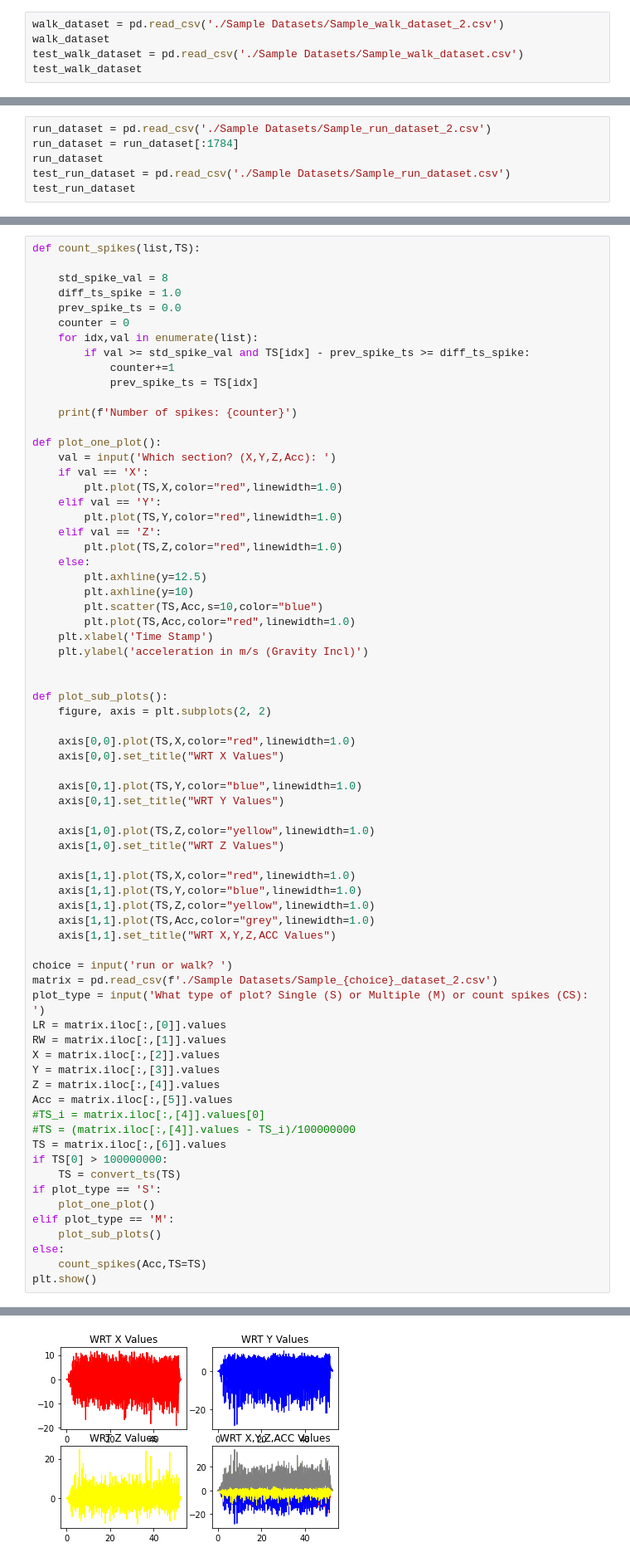
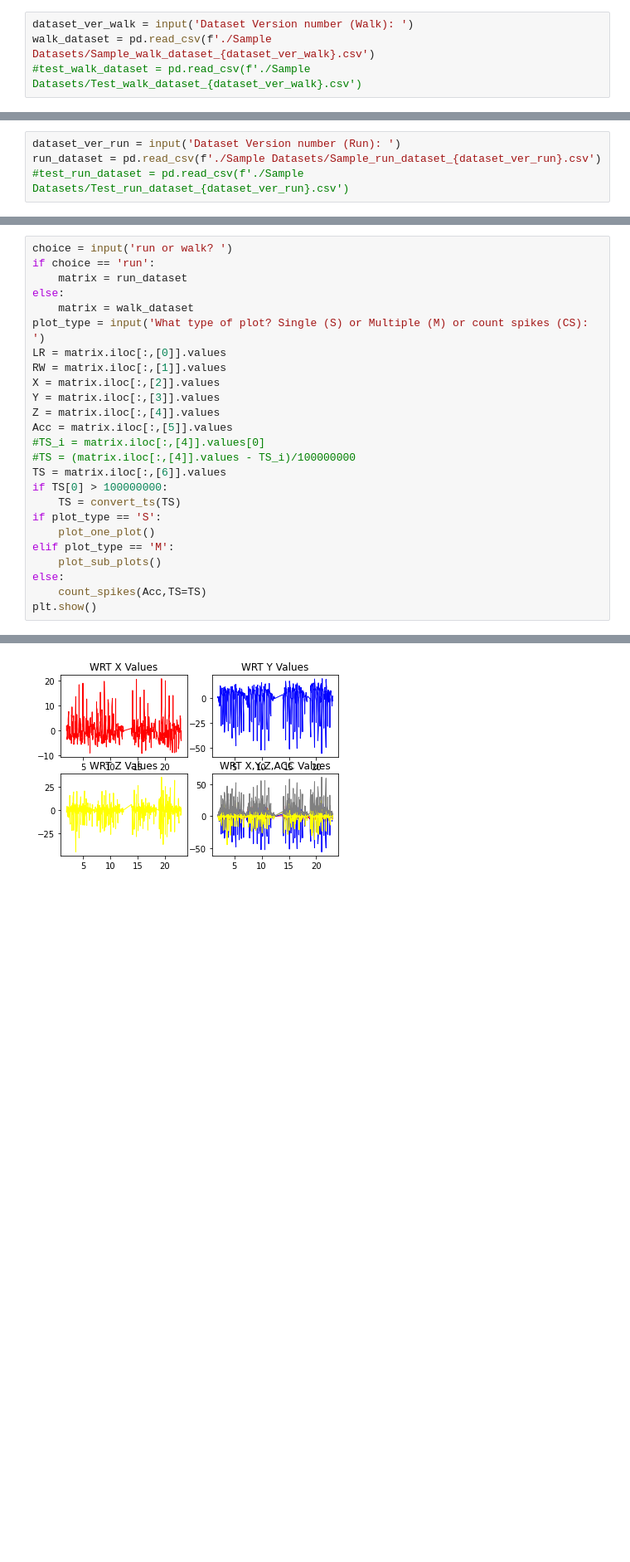
Before and after one commit to MihirS57/covid-contact-tracker, a Jupyter notebook: Python/Acc Data Observation/prediction.ipynb, the cells around one changed output, grey strips where cells are left out. Shown at 83% size. Drawn from its saved outputs; the diff is of its cells as text; blank space fills up the shorter version.

```diff
--- a/Python/Acc Data Observation/prediction.ipynb
+++ b/Python/Acc Data Observation/prediction.ipynb
@@ -5,6 +8,5 @@ import matplotlib.pyplot as plt
 # %%
-walk_dataset = pd.read_csv('./Sample Datasets/Sample_walk_dataset_2.csv')
-walk_dataset
-test_walk_dataset = pd.read_csv('./Sample Datasets/Sample_walk_dataset.csv')
-test_walk_dataset
+dataset_ver_walk = input('Dataset Version number (Walk): ')
+walk_dataset = pd.read_csv(f'./Sample Datasets/Sample_walk_dataset_{dataset_ver_walk}.csv')
+#test_walk_dataset = pd.read_csv(f'./Sample Datasets/Test_walk_dataset_{dataset_ver_walk}.csv')
 # %% [output]
@@ -24,7 +14,5 @@ test_walk_dataset
 # %%
-run_dataset = pd.read_csv('./Sample Datasets/Sample_run_dataset_2.csv')
-run_dataset = run_dataset[:1784]
-run_dataset
-test_run_dataset = pd.read_csv('./Sample Datasets/Sample_run_dataset.csv')
-test_run_dataset
+dataset_ver_run = input('Dataset Version number (Run): ')
+run_dataset = pd.read_csv(f'./Sample Datasets/Sample_run_dataset_{dataset_ver_run}.csv')
+#test_run_dataset = pd.read_csv(f'./Sample Datasets/Test_run_dataset_{dataset_ver_run}.csv')
 # %% [output]
@@ -44,75 +107,30 @@ test_run_dataset
 # %%
-def count_spikes(list,TS):
-
-    std_spike_val = 8
-    diff_ts_spike = 1.0
-    prev_spike_ts = 0.0
-    counter = 0
-    for idx,val in enumerate(list):
-        if val >= std_spike_val and TS[idx] - prev_spike_ts >= diff_ts_spike:
-            counter+=1
-            prev_spike_ts = TS[idx]
-
-    print(f'Number of spikes: {counter}')
-
-def plot_one_plot():
-    val = input('Which section? (X,Y,Z,Acc): ')
-    if val == 'X':
-        plt.plot(TS,X,color="red",linewidth=1.0)
-    elif val == 'Y':
-        plt.plot(TS,Y,color="red",linewidth=1.0)
-    elif val == 'Z':
-        plt.plot(TS,Z,color="red",linewidth=1.0)
-    else:
-        plt.axhline(y=12.5)
-        plt.axhline(y=10)
-        plt.scatter(TS,Acc,s=10,color="blue")
-        plt.plot(TS,Acc,color="red",linewidth=1.0)
-    plt.xlabel('Time Stamp')
-    plt.ylabel('acceleration in m/s (Gravity Incl)')
-
-
-def plot_sub_plots():
-    figure, axis = plt.subplots(2, 2)
-
-    axis[0,0].plot(TS,X,color="red",linewidth=1.0)
-    axis[0,0].set_title("WRT X Values")
-
-    axis[0,1].plot(TS,Y,color="blue",linewidth=1.0)
-    axis[0,1].set_title("WRT Y Values")
-
-    axis[1,0].plot(TS,Z,color="yellow",linewidth=1.0)
-    axis[1,0].set_title("WRT Z Values")
-
-    axis[1,1].plot(TS,X,color="red",linewidth=1.0)
-    axis[1,1].plot(TS,Y,color="blue",linewidth=1.0)
-    axis[1,1].plot(TS,Z,color="yellow",linewidth=1.0)
-    axis[1,1].plot(TS,Acc,color="grey",linewidth=1.0)
-    axis[1,1].set_title("WRT X,Y,Z,ACC Values")
-
 choice = input('run or walk? ')
-matrix = pd.read_csv(f'./Sample Datasets/Sample_{choice}_dataset_2.csv')
+if choice == 'run':
+    matrix = run_dataset
+else:
+    matrix = walk_dataset
 plot_type = input('What type of plot? Single (S) or Multiple (M) or count spikes (CS): ')
 LR = matrix.iloc[:,[0]].values
 RW = matrix.iloc[:,[1]].values
 X = matrix.iloc[:,[2]].values
 Y = matrix.iloc[:,[3]].values
 Z = matrix.iloc[:,[4]].values
 Acc = matrix.iloc[:,[5]].values
 #TS_i = matrix.iloc[:,[4]].values[0]
 #TS = (matrix.iloc[:,[4]].values - TS_i)/100000000
 TS = matrix.iloc[:,[6]].values
 if TS[0] > 100000000:
     TS = convert_ts(TS)
 if plot_type == 'S':
     plot_one_plot()
 elif plot_type == 'M':
     plot_sub_plots()
 else:
     count_spikes(Acc,TS=TS)
 plt.show()
 # %% [output]
 run or walk? run
 What type of plot? Single (S) or Multiple (M) or count spikes (CS): M
-[figure, old version]
+[figure, new version]
 # %%
```
Also changed, not shown: parts of 26 cells of this notebook, 9 other files.
